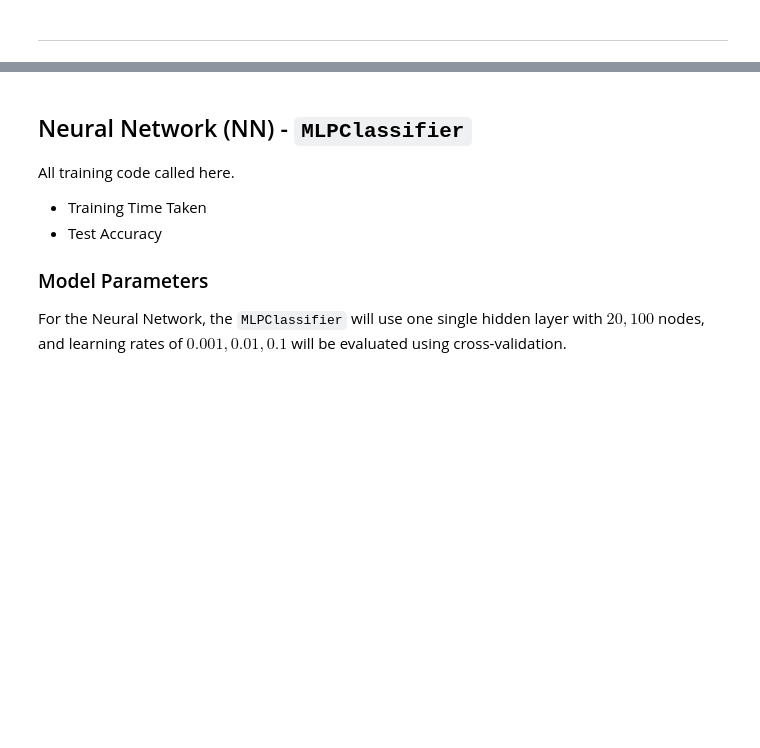
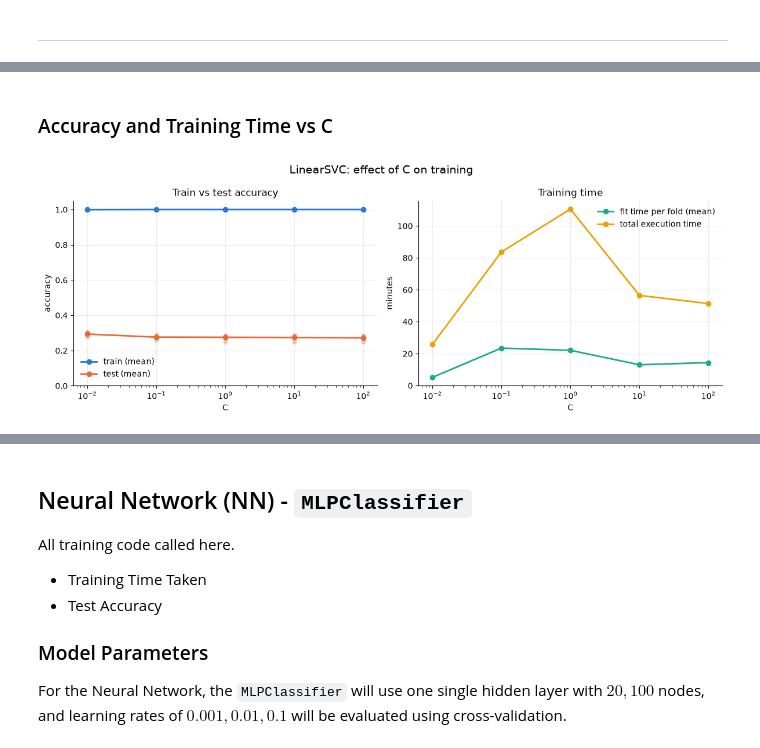
Before and after one commit to varunmehta/ds675, a Jupyter notebook: project/00-project-ds675.ipynb, the cells around one changed output, grey strips where cells are left out. Saved outputs shown, nothing was run; the diff lists cells and outputs as text; code cells hidden in the pictures; blank space fills up the shorter version.

```diff
--- a/project/00-project-ds675.ipynb
+++ b/project/00-project-ds675.ipynb
@@ -338,0 +455,52 @@ display(df)
+# %% [markdown]
+### Accuracy and Training Time vs C
+# %%
+fig, (ax_acc, ax_time) = plt.subplots(1, 2, figsize=(12, 4.5))
+
+# Accuracy: train vs test, with the 5 individual fold scores as dots
+ax_acc.plot(
+    df["C"], df["train_score_mean"], "o-", color="#2a78d6", lw=2, label="train (mean)"
+)
+ax_acc.plot(
+    df["C"], df["test_score_mean"], "o-", color="#eb6834", lw=2, label="test (mean)"
+)
+for c, folds in zip(df["C"], df["test_score"]):
+    ax_acc.scatter([c] * len(folds), folds, color="#eb6834", alpha=0.35, s=20)
+ax_acc.set(
+    xscale="log",
+    ylim=(0, 1.05),
+    xlabel="C",
+    ylabel="accuracy",
+    title="Train vs test accuracy",
+)
+ax_acc.legend(frameon=False)
+
+# Time: average fit time per fold, and total execution time, both in minutes
+ax_time.plot(
+    df["C"],
+    df["fit_time_mean"] / 60,
+    "o-",
+    color="#1baf7a",
+    lw=2,
+    label="fit time per fold (mean)",
+)
+ax_time.plot(
+    df["C"],
+    df["execution_time_min"],
+    "o-",
+    color="#eda100",
+    lw=2,
+    label="total execution time",
+)
+ax_time.set(xscale="log", xlabel="C", ylabel="minutes", title="Training time")
+ax_time.legend(frameon=False)
+
+for ax in (ax_acc, ax_time):
+    ax.grid(alpha=0.25)
+    ax.spines[["top", "right"]].set_visible(False)
+
+fig.suptitle("LinearSVC: effect of C on training ", fontsize=14)
+fig.tight_layout()
+plt.show()
+# %% [output]
+[figure, added]
```
Also changed, not shown: parts of 28 cells of this notebook, 44 other files.
